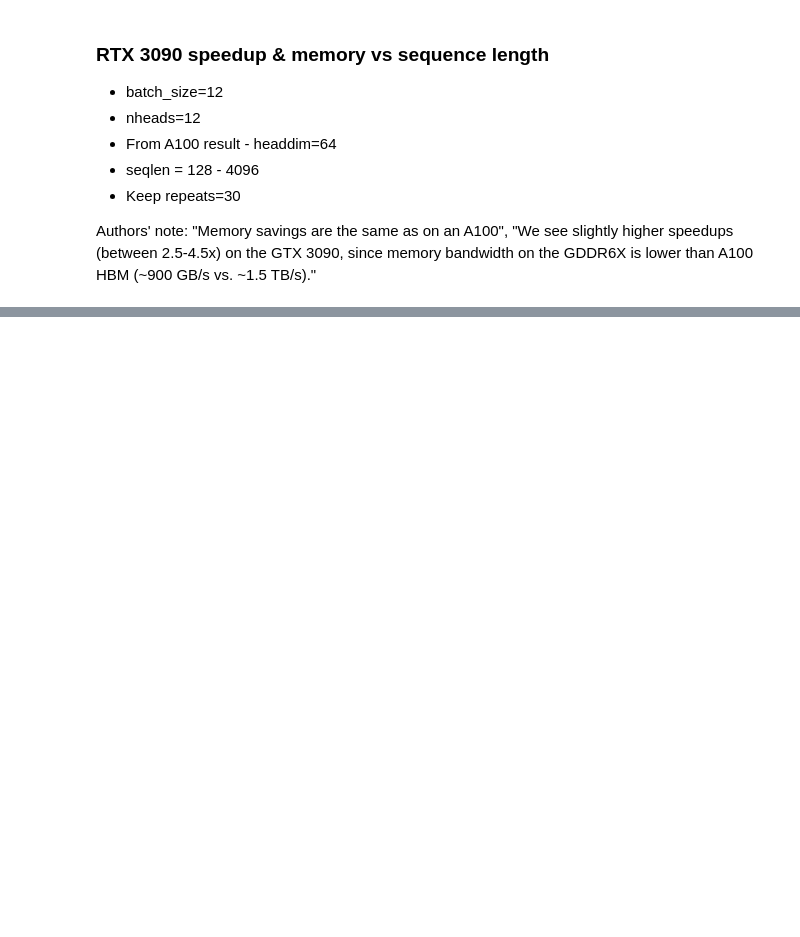
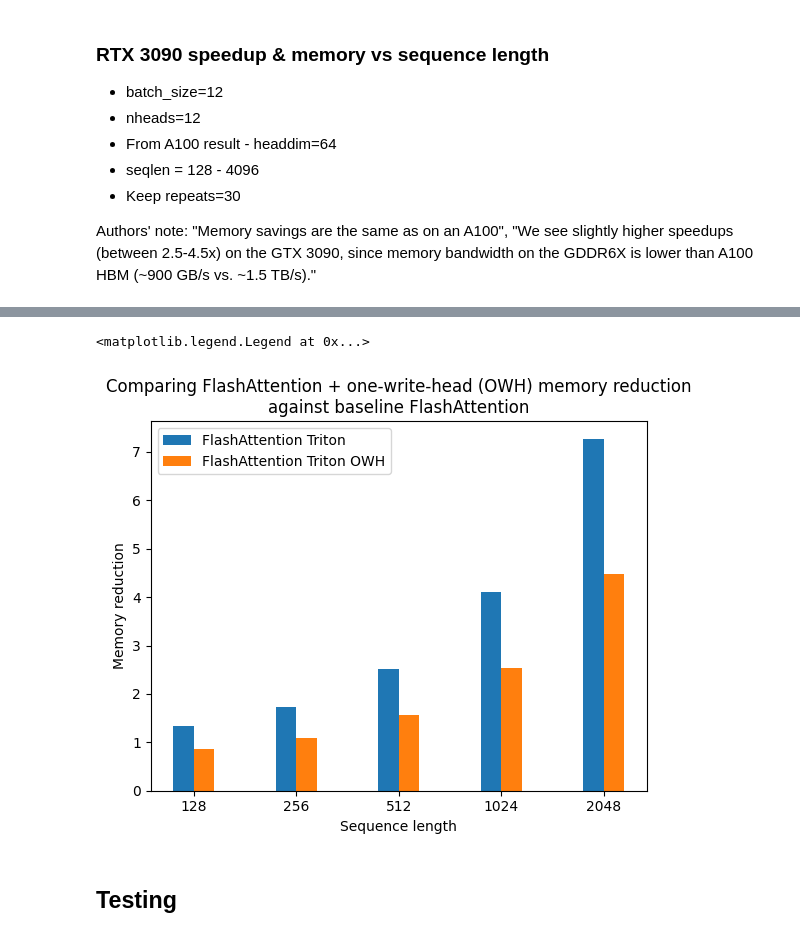
Before and after one commit to abf149/flash-attention, a Jupyter notebook: Challenge problem.ipynb, the cells around one changed output, grey strips where cells are left out. Saved outputs shown, nothing was run; the diff lists cells and outputs as text; code cells hidden in the pictures; blank space fills up the shorter version.

```diff
--- a/Challenge problem.ipynb
+++ b/Challenge problem.ipynb
@@ -421,2 +268,22 @@ Text(0.5, 1.0, 'NVIDIA RTX 3090 FlashAttention execution time, headdim 64')
+# %%
+import matplotlib.pyplot as plt
+import numpy as np
+
+seqlen_str=[str(v) for v in seqlen2]
+
+ax=plt.gca()
+ax.bar(x=np.arange(len(seqlen_str))-.1,height=[standardattention_memory[idx]/flashattentiontriton_memory[idx] for idx in range(len(seqlen_str))],width=.2)
+ax.bar(x=np.arange(len(seqlen_str))+.1,height=[standardattention_memory[idx]/flashattentiontritonOWH_memory[idx] for idx in range(len(seqlen_str))],width=.2)
+ax.set_xticks(range(len(seqlen_str)))
+ax.set_xticklabels(seqlen_str)
+ax.set_xlabel("Sequence length")
+ax.set_ylabel("Memory reduction")
+ax.set_title("Comparing FlashAttention + one-write-head (OWH) memory reduction\nagainst baseline FlashAttention")
+ax.legend(["FlashAttention Triton","FlashAttention Triton OWH"])
+# %% [output]
+<matplotlib.legend.Legend at 0x...>
+[figure, added]
+# %% [markdown]
+## Testing
 # %%
 !echo "pytest tests/test_flash_attn_onewritehead.py"  | docker-compose run flashattention
```
Also changed, not shown: parts of 20 cells of this notebook, 5 other files.
